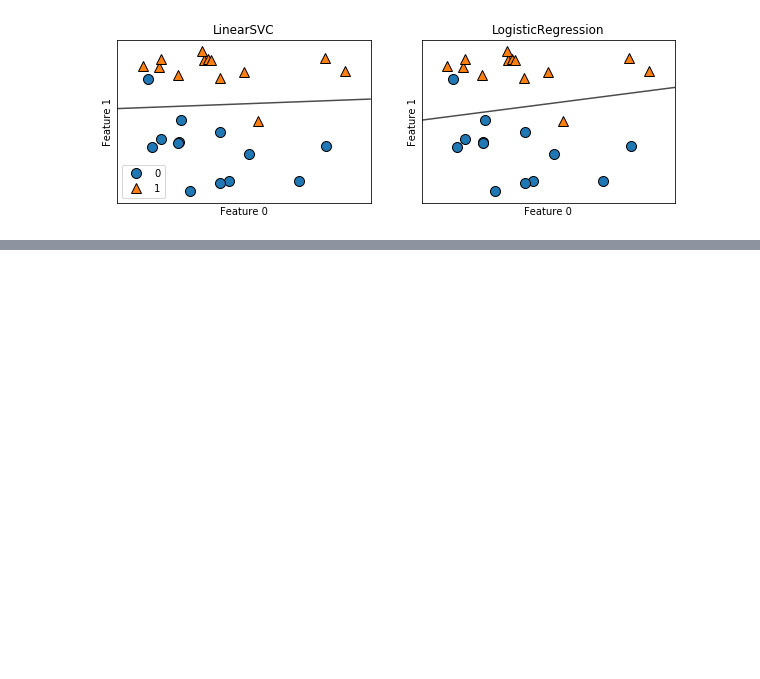
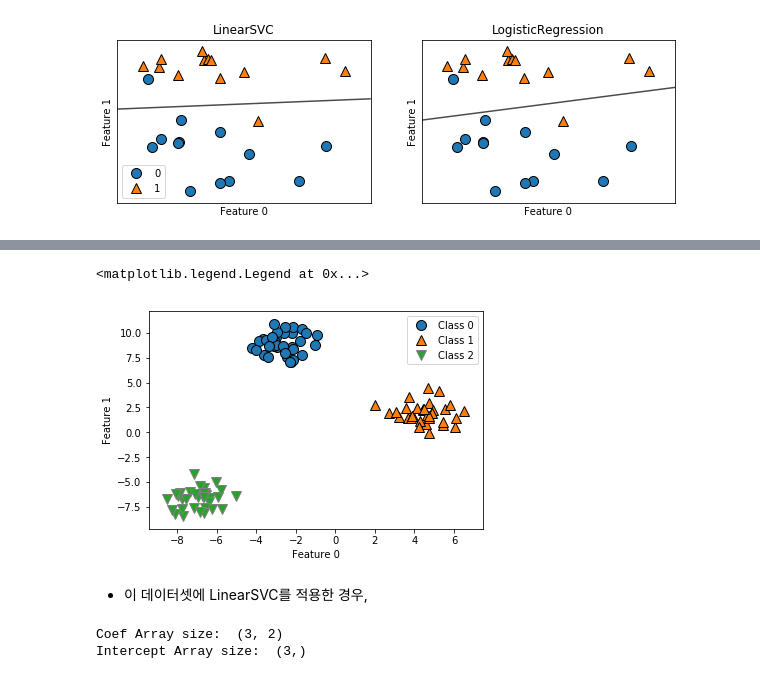
Before and after one commit to kisudsoe/Py-toolkit, a Jupyter notebook: Scikit-learn/2. Supervised learning.ipynb, the cells around one changed output, grey strips where cells are left out. Saved outputs shown, nothing was run; the diff lists cells and outputs as text; code cells hidden in the pictures; blank space fills up the shorter version.

```diff
--- a/Scikit-learn/2. Supervised learning.ipynb
+++ b/Scikit-learn/2. Supervised learning.ipynb
@@ -481,0 +567,20 @@ axes[0].legend()
+# %%
+from sklearn.datasets import make_blobs
+
+X, y = make_blobs(random_state=42)
+mglearn.discrete_scatter(X[:,0],X[:,1],y)
+plt.xlabel("Feature 0")
+plt.ylabel("Feature 1")
+plt.legend(["Class 0","Class 1","Class 2"])
+# %% [output]
+<matplotlib.legend.Legend at 0x...>
+[figure, added]
+# %% [markdown]
+* 이 데이터셋에 LinearSVC를 적용한 경우,
+# %%
+linear_svm = LinearSVC().fit(X, y)
+print("Coef Array size: ",linear_svm.coef_.shape)
+print("Intercept Array size: ",linear_svm.intercept_.shape)
+# %% [output]
+Coef Array size:  (3, 2)
+Intercept Array size:  (3,)
```
Also changed, not shown: parts of 19 cells of this notebook, 2 other files.
